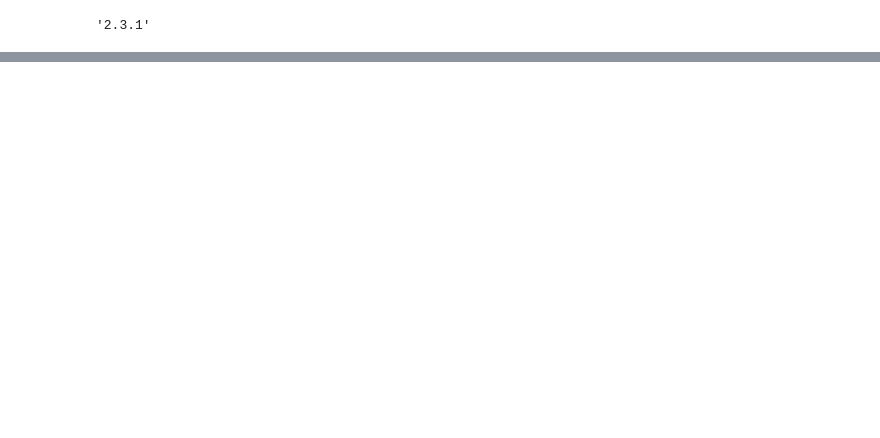
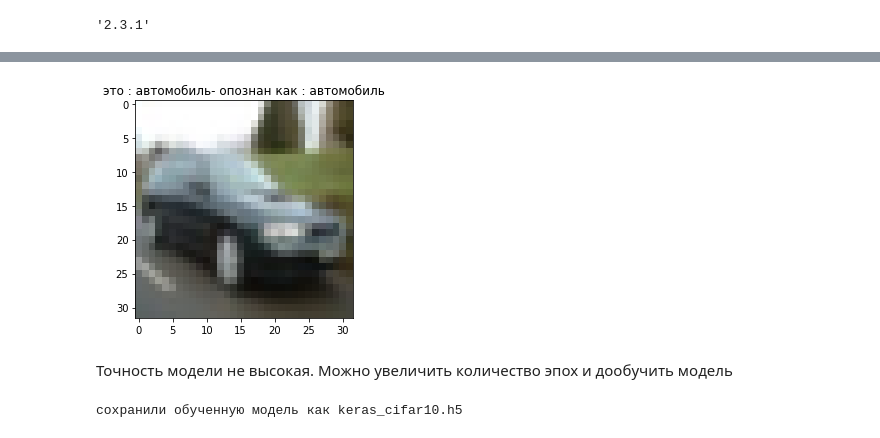
Before and after one commit to LevNic/comp_vision, a Jupyter notebook: task_2.ipynb, the cells around one changed output, grey strips where cells are left out. Saved outputs shown, nothing was run; the diff lists cells and outputs as text; code cells hidden in the pictures; blank space fills up the shorter version.

```diff
--- a/task_2.ipynb
+++ b/task_2.ipynb
@@ -96,9 +86,12 @@ def accuracy(logits, labels):
+# %%
+# скомпилируем модель с параметрами оптимизации,
+model.compile(loss='categorical_crossentropy',
+              optimizer='SGD',
+              metrics=['accuracy'])
 # %%
 # Зададим глобальные переменные
 
 # Количество эпох обучения модели
-NUM_EPOCHS = 4
+NUM_EPOCHS = 10
 # Размер пакета
-BATCH_SIZE = 64
-# Шаг обучения
-LEARNING_RATE = 0.001
+BATCH_SIZE = 32
@@ -122,3 +97,0 @@ writer = tf.summary.create_file_writer('logs/adam')
-# %%
-# Создадим модель
-model = Model()
@@ -213,0 +98,8 @@ True Answer: 6
+# %%
+# Обучим модель
+
+model.fit(train_x, train_y,
+              epochs=NUM_EPOCHS,
+              batch_size=BATCH_SIZE,
+              validation_data=(test_x, test_y),
+              shuffle=True)
@@ -213,0 +137,14 @@ True Answer: 6
+# %%
+# Предсказание случайного изображения
+import random
+N = random.randint(0, test_x.shape[0])
+y_p=model.predict(test_x[N:N+1][:,:,:])
+y_t = np.argmax(test_y[N:N+1], axis = 1 )
+y_i = np.argmax(y_p, axis = 1 )
+plt.imshow(test_x[N][:,:,:])
+plt.title('это : '+classes[y_t[0]]+'- опознан как : '+classes[y_i[0]])
+plt.show()
+# %% [output]
+[figure, added]
+# %% [markdown]
+Точность модели не высокая. Можно увеличить количество эпох и дообучить модель
@@ -213,0 +153,6 @@ True Answer: 6
+# %%
+# Сохраним модель в текущую директорию
+model.save(filename)
+print(f'сохранили обученную модель как {filename}')
+# %% [output]
+сохранили обученную модель как keras_cifar10.h5
```
Also changed, not shown: parts of 25 cells of this notebook, 1 other file.
